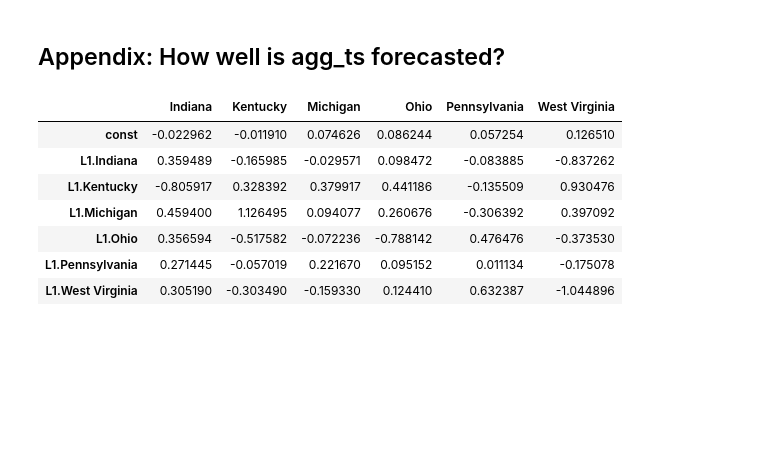
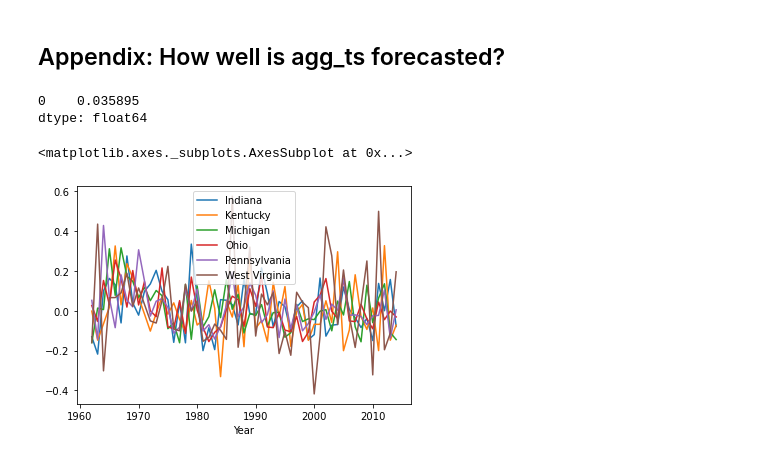
Before and after one commit to JonRMichel/Dynamic-MESS, a Jupyter notebook: crime_states_near_ohio.ipynb, the cells around one changed output. Cells and saved outputs as stored; diff of their text form; code cells hidden in the pictures; blank space fills up the shorter version.

```diff
--- a/crime_states_near_ohio.ipynb
+++ b/crime_states_near_ohio.ipynb
@@ -281,19 +382,20 @@ agg_errors = []
 agg_ts = model_data[states].sum(axis = 1)
 
 for year in years[10:]:
+    year_index = np.where(year==years)[0][0]
+    last_year = years[year_index - 1]
+
     actual = model_data.loc[year,states].sum()
 
-    prediction = Holt(agg_ts.loc[:year].values).fit(optimized = True).predict()[0]
+    prediction = Holt(agg_ts.loc[:last_year].values).fit(optimized = True).predict()[0]
     agg_errors.append(actual - prediction)
+
+np.square(pd.DataFrame(agg_errors)).mean()/6.0
+# %% [output]
+0    0.035895
+dtype: float64
-# %%
-model = VAR(model_data.loc[:1975][states]).fit()
-pd.DataFrame(model.params)
-# %% [output]
-|  | Indiana | Kentucky | Michigan | Ohio | Pennsylvania | West Virginia |
-| const | -0.022962 | -0.011910 | 0.074626 | 0.086244 | 0.057254 | 0.126510 |
-| L1.Indiana | 0.359489 | -0.165985 | -0.029571 | 0.098472 | -0.083885 | -0.837262 |
-| L1.Kentucky | -0.805917 | 0.328392 | 0.379917 | 0.441186 | -0.135509 | 0.930476 |
-| L1.Michigan | 0.459400 | 1.126495 | 0.094077 | 0.260676 | -0.306392 | 0.397092 |
-| L1.Ohio | 0.356594 | -0.517582 | -0.072236 | -0.788142 | 0.476476 | -0.373530 |
-| L1.Pennsylvania | 0.271445 | -0.057019 | 0.221670 | 0.095152 | 0.011134 | -0.175078 |
-| L1.West Virginia | 0.305190 | -0.303490 | -0.159330 | 0.124410 | 0.632387 | -1.044896 |
+# %%
+model_data[states].plot()
+# %% [output]
+<matplotlib.axes._subplots.AxesSubplot at 0x...>
+[figure, added]
```
Also changed, not shown: parts of 17 cells of this notebook, 1 other file.
